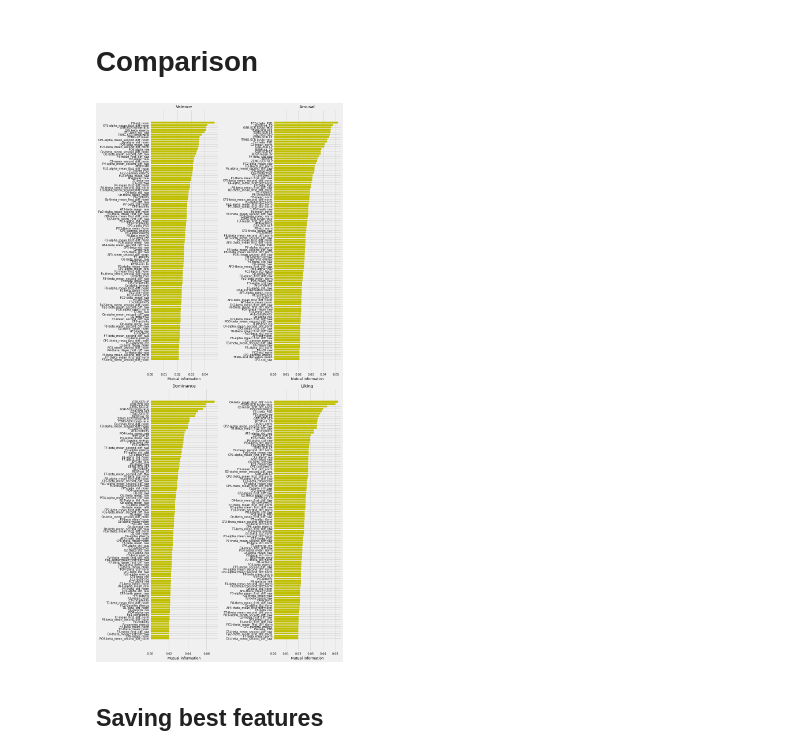
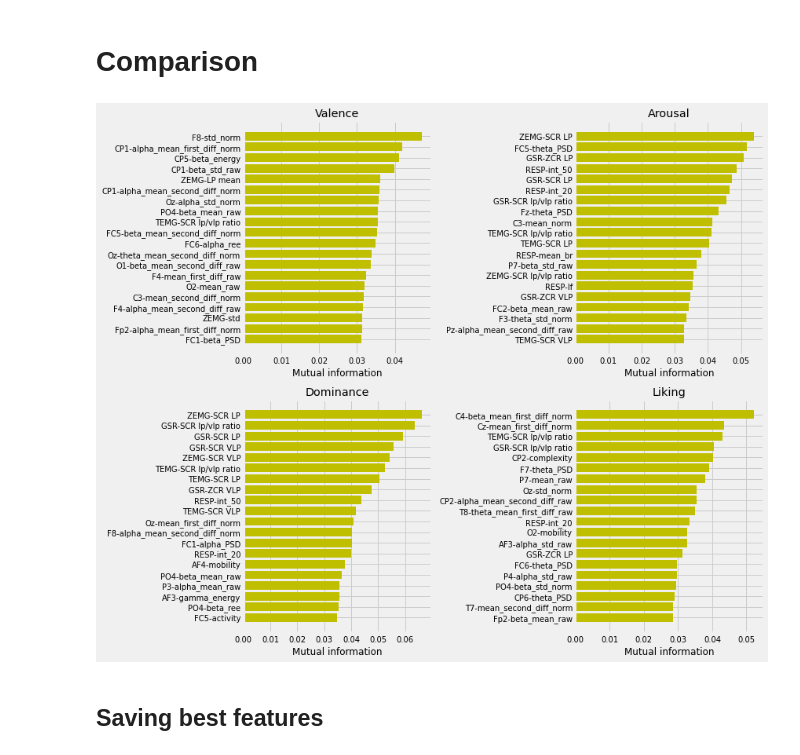
Before and after one commit to nebojsa55/EmotionRecognition, a Jupyter notebook: src/features_importance.ipynb, the cells around one changed output. Drawn from its saved outputs; the diff is of its cells as text; code cells hidden in the pictures.

```diff
--- a/src/features_importance.ipynb
+++ b/src/features_importance.ipynb
@@ -263,55 +234,43 @@ names_l = f_names[ind_l]
 # %%
-valence = valence[-100:]
-names_v = names_v[-100:]
-#val_feats = val_feats[-50:]
+valence = valence[-200:]
+names_v = names_v[-200:]
 
-arousal = arousal[-100:]
-names_a = names_a[-100:]
-#ar_feats = ar_feats[-50:]
+arousal = arousal[-200:]
+names_a = names_a[-200:]
 
-dominance = dominance[-100:]
-names_d = names_d[-100:]
-#dom_feats = dom_feats[-50:]
+dominance = dominance[-200:]
+names_d = names_d[-200:]
 
-liking = liking[-100:]
-names_l = names_l[-100:]
-#lik_feats = lik_feats[-50:]
+liking = liking[-200:]
+names_l = names_l[-200:]
 # %%
-plt.figure(figsize=(12, 27))
+plt.figure(figsize=(12, 10))
 
 plt.subplot(2, 2, 1)
-plt.barh(names_v, valence, color='y')
-#for ii, nn in enumerate(val_feats):
-#    plt.text(s=nn, x=0, y=ii, color="k", verticalalignment="center", fontsize=10)
+plt.barh(names_v[-20:], valence[-20:], color='y')
 plt.title('Valence')
 plt.xlabel('Mutual information')
 
 plt.subplot(2, 2, 2)
-plt.barh(names_a, arousal, color='y')
-#for ii, nn in enumerate(ar_feats):
-#    plt.text(s=nn, x=0, y=ii, color="k", verticalalignment="center", fontsize=10)
+plt.barh(names_a[-20:], arousal[-20:], color='y')
 plt.title('Arousal')
 plt.xlabel('Mutual information')
 
 plt.subplot(2, 2, 3)
-plt.barh(names_d, dominance, color='y')
-#for ii, nn in enumerate(dom_feats):
-#    plt.text(s=nn, x=0, y=ii, color="k", verticalalignment="center", fontsize=10)
+plt.barh(names_d[-20:], dominance[-20:], color='y')
 plt.title('Dominance')
 plt.xlabel('Mutual information')
 
 plt.subplot(2, 2, 4)
-plt.barh(names_l, liking, color='y')
-#for ii, nn in enumerate(lik_feats):
-#    plt.text(s=nn, x=0, y=ii, color="k", verticalalignment="center", fontsize=10)
+plt.barh(names_l[-20:], liking[-20:], color='y')
 plt.title('Liking')
 plt.xlabel('Mutual information')
 
 plt.tight_layout()
 
 plt.show()
 # %% [output]
-[figure, old version]
+[figure, new version]
 # %% [markdown]
 ## Saving best features
 # %%
```
Also changed, not shown: parts of 8 cells of this notebook, 25 other files.
